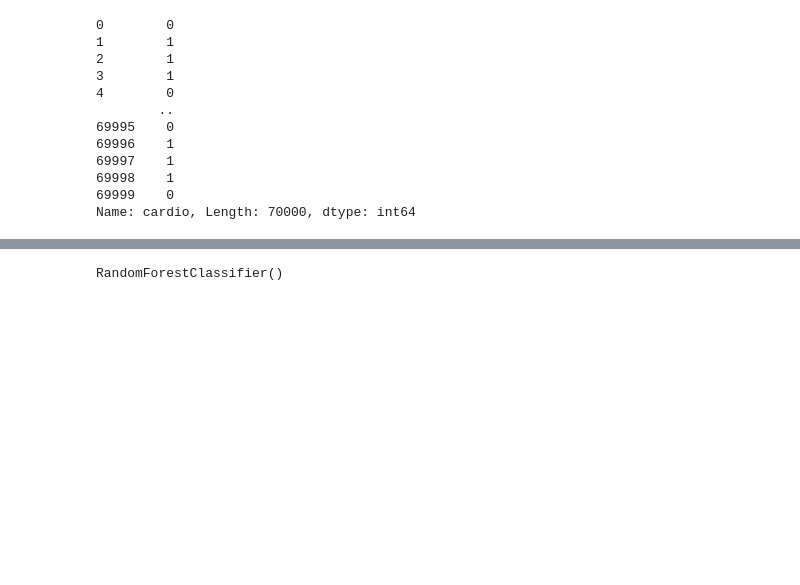
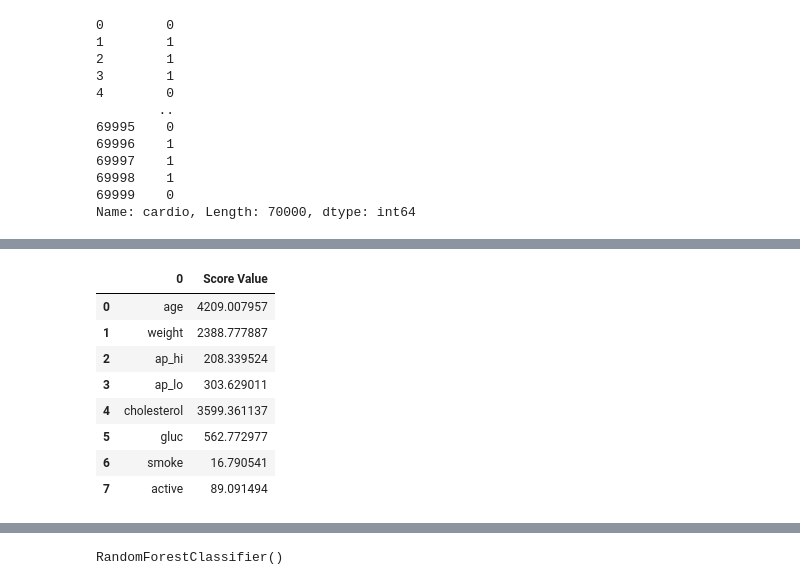
Before and after one commit to Md-Shaon-Khan/Machine-Learning-Basics-Project, a Jupyter notebook: Project Cardio Train/cardio_vascular_disease.ipynb, the cells around one changed output, grey strips where cells are left out. Cells and saved outputs as stored; diff of their text form; code cells hidden in the pictures; blank space fills up the shorter version.

```diff
--- a/Project Cardio Train/cardio_vascular_disease.ipynb
+++ b/Project Cardio Train/cardio_vascular_disease.ipynb
@@ -182,0 +212,12 @@ Name: cardio, Length: 70000, dtype: int64
+# %%
+top_features
+# %% [output]
+|  | 0 | Score Value |
+| 0 | age | 4209.007957 |
+| 1 | weight | 2388.777887 |
+| 2 | ap_hi | 208.339524 |
+| 3 | ap_lo | 303.629011 |
+| 4 | cholesterol | 3599.361137 |
+| 5 | gluc | 562.772977 |
+| 6 | smoke | 16.790541 |
+| 7 | active | 89.091494 |
```
Also changed, not shown: parts of 12 cells of this notebook.
